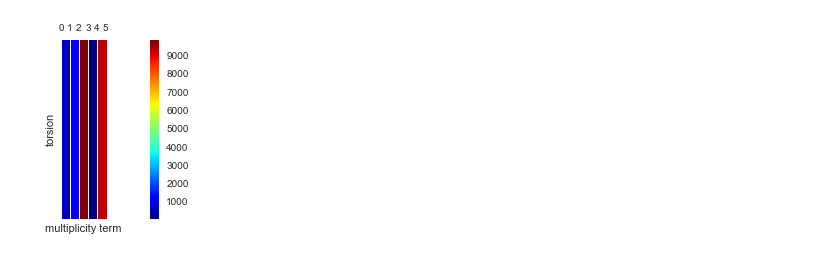
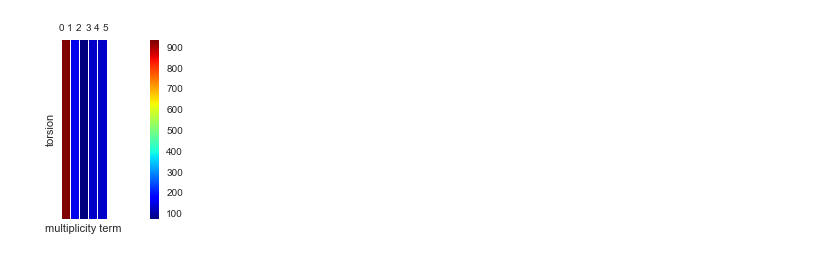
Before and after one commit to choderalab/torsionfit, a Jupyter notebook: examples/synthetic_data/Toy_model.ipynb, the cells around one changed output. Drawn from its saved outputs; the diff is of its cells as text; code cells hidden in the pictures.

Commit message:
more toy model

```diff
--- a/examples/synthetic_data/Toy_model.ipynb
+++ b/examples/synthetic_data/Toy_model.ipynb
@@ -48,8 +55,8 @@ plt.ylabel('energy [kJ/mol]')
 # %%
 import torsionfit.plots as plots
-plots.marg_mult(toy.model, sampler, 10000, 100, 'random.png')
+plots.marg_mult(toy.model, sampler, 10000, 0, 'random.png')
 # %% [output]
-[figure, old version]
+[figure, new version]
 # %%
 plots.trace_plots('CG331_CG321_CG321_CG331', sampler, markersize=2.0)
 # %% [output]
```
Also changed, not shown: parts of 13 cells of this notebook.
